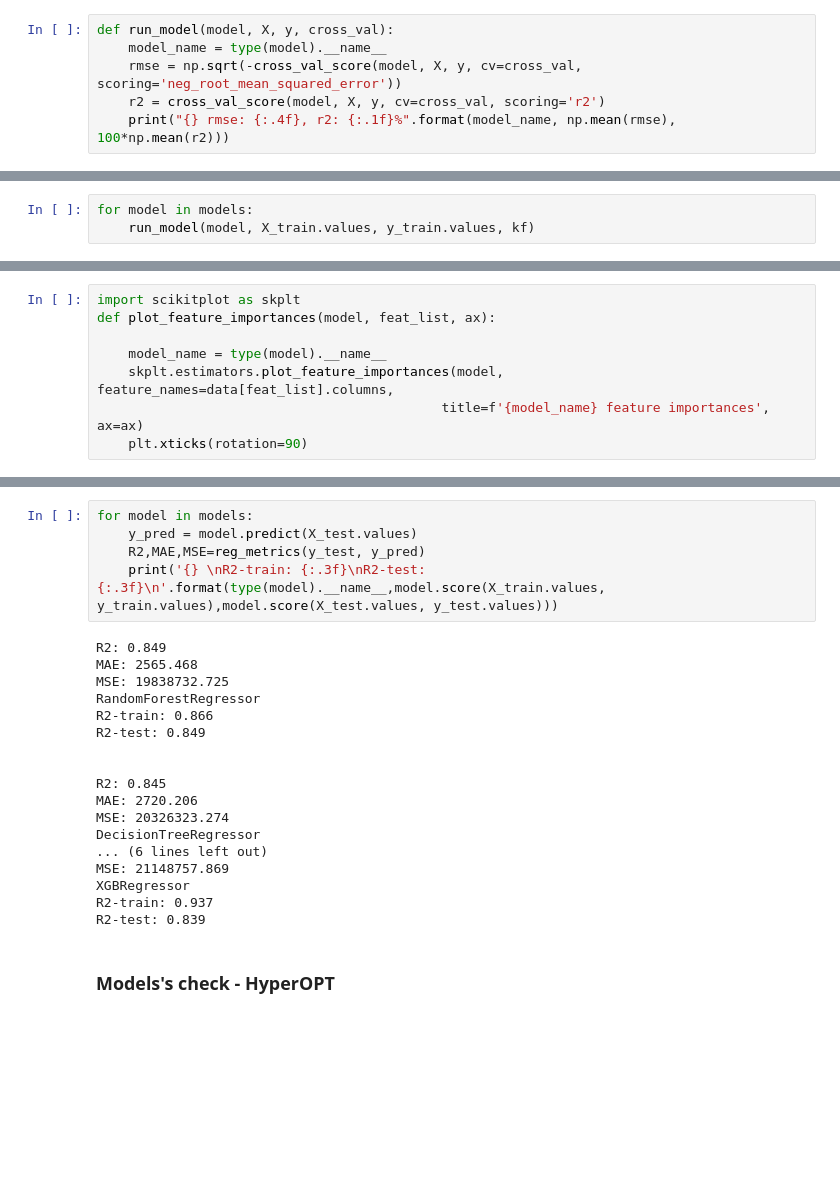
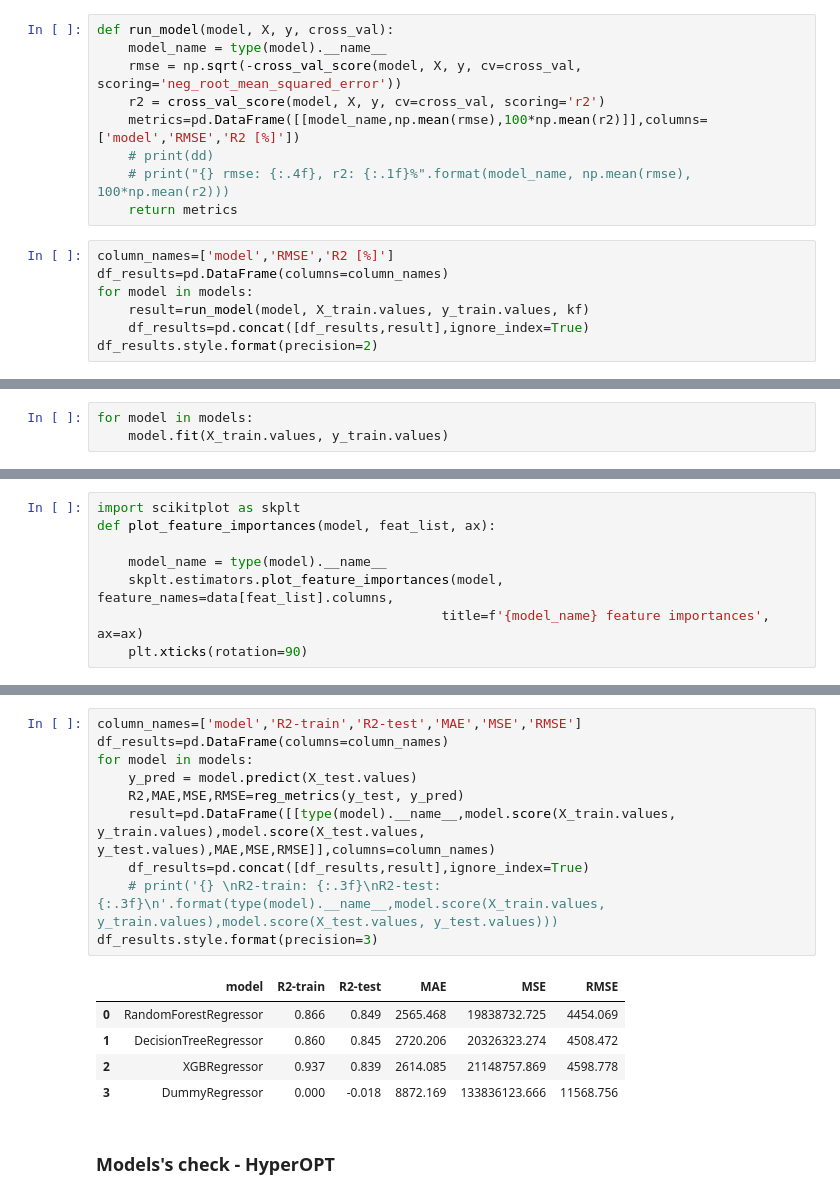
Before and after one commit to infoshareacademy/jdszr8-mmpk, a Jupyter notebook: ML/models/Model_testing.ipynb, the cells around one changed output, grey strips where cells are left out. Cells and saved outputs as stored; diff of their text form; blank space fills up the shorter version.

```diff
--- a/ML/models/Model_testing.ipynb
+++ b/ML/models/Model_testing.ipynb
@@ -82,4 +102,14 @@ def run_model(model, X, y, cross_val):
     model_name = type(model).__name__
     rmse = np.sqrt(-cross_val_score(model, X, y, cv=cross_val, scoring='neg_root_mean_squared_error'))
     r2 = cross_val_score(model, X, y, cv=cross_val, scoring='r2')
-    print("{} rmse: {:.4f}, r2: {:.1f}%".format(model_name, np.mean(rmse), 100*np.mean(r2)))
+    metrics=pd.DataFrame([[model_name,np.mean(rmse),100*np.mean(r2)]],columns=['model','RMSE','R2 [%]'])
+    # print(dd)
+    # print("{} rmse: {:.4f}, r2: {:.1f}%".format(model_name, np.mean(rmse), 100*np.mean(r2)))
+    return metrics
+# %%
+column_names=['model','RMSE','R2 [%]']
+df_results=pd.DataFrame(columns=column_names)
+for model in models:
+    result=run_model(model, X_train.values, y_train.values, kf)
+    df_results=pd.concat([df_results,result],ignore_index=True)
+df_results.style.format(precision=2)
@@ -86,3 +132,3 @@ def run_model(model, X, y, cross_val):
 # %%
 for model in models:
-    run_model(model, X_train.values, y_train.values, kf)
+    model.fit(X_train.values, y_train.values)
@@ -112,28 +150,21 @@ plt.show()
 # %% [output]
 [figure]
 # %%
+column_names=['model','R2-train','R2-test','MAE','MSE','RMSE']
+df_results=pd.DataFrame(columns=column_names)
 for model in models:
     y_pred = model.predict(X_test.values)
-    R2,MAE,MSE=reg_metrics(y_test, y_pred)
-    print('{} \nR2-train: {:.3f}\nR2-test: {:.3f}\n'.format(type(model).__name__,model.score(X_train.values, y_train.values),model.score(X_test.values, y_test.values)))
+    R2,MAE,MSE,RMSE=reg_metrics(y_test, y_pred)
+    result=pd.DataFrame([[type(model).__name__,model.score(X_train.values, y_train.values),model.score(X_test.values, y_test.values),MAE,MSE,RMSE]],columns=column_names)
+    df_results=pd.concat([df_results,result],ignore_index=True)
+    # print('{} \nR2-train: {:.3f}\nR2-test: {:.3f}\n'.format(type(model).__name__,model.score(X_train.values, y_train.values),model.score(X_test.values, y_test.values)))
+df_results.style.format(precision=3)
 # %% [output]
-R2: 0.849
-MAE: 2565.468
-MSE: 19838732.725
-RandomForestRegressor
-R2-train: 0.866
-R2-test: 0.849
-
-
-R2: 0.845
-MAE: 2720.206
-MSE: 20326323.274
-DecisionTreeRegressor
-... (6 lines left out)
-MSE: 21148757.869
-XGBRegressor
-R2-train: 0.937
-R2-test: 0.839
+|  | model | R2-train | R2-test | MAE | MSE | RMSE |
+| 0 | RandomForestRegressor | 0.866 | 0.849 | 2565.468 | 19838732.725 | 4454.069 |
+| 1 | DecisionTreeRegressor | 0.860 | 0.845 | 2720.206 | 20326323.274 | 4508.472 |
+| 2 | XGBRegressor | 0.937 | 0.839 | 2614.085 | 21148757.869 | 4598.778 |
+| 3 | DummyRegressor | 0.000 | -0.018 | 8872.169 | 133836123.666 | 11568.756 |
 # %% [markdown]
 ### Models's check - HyperOPT
 # %%
```
Also changed, not shown: parts of 21 cells of this notebook.
